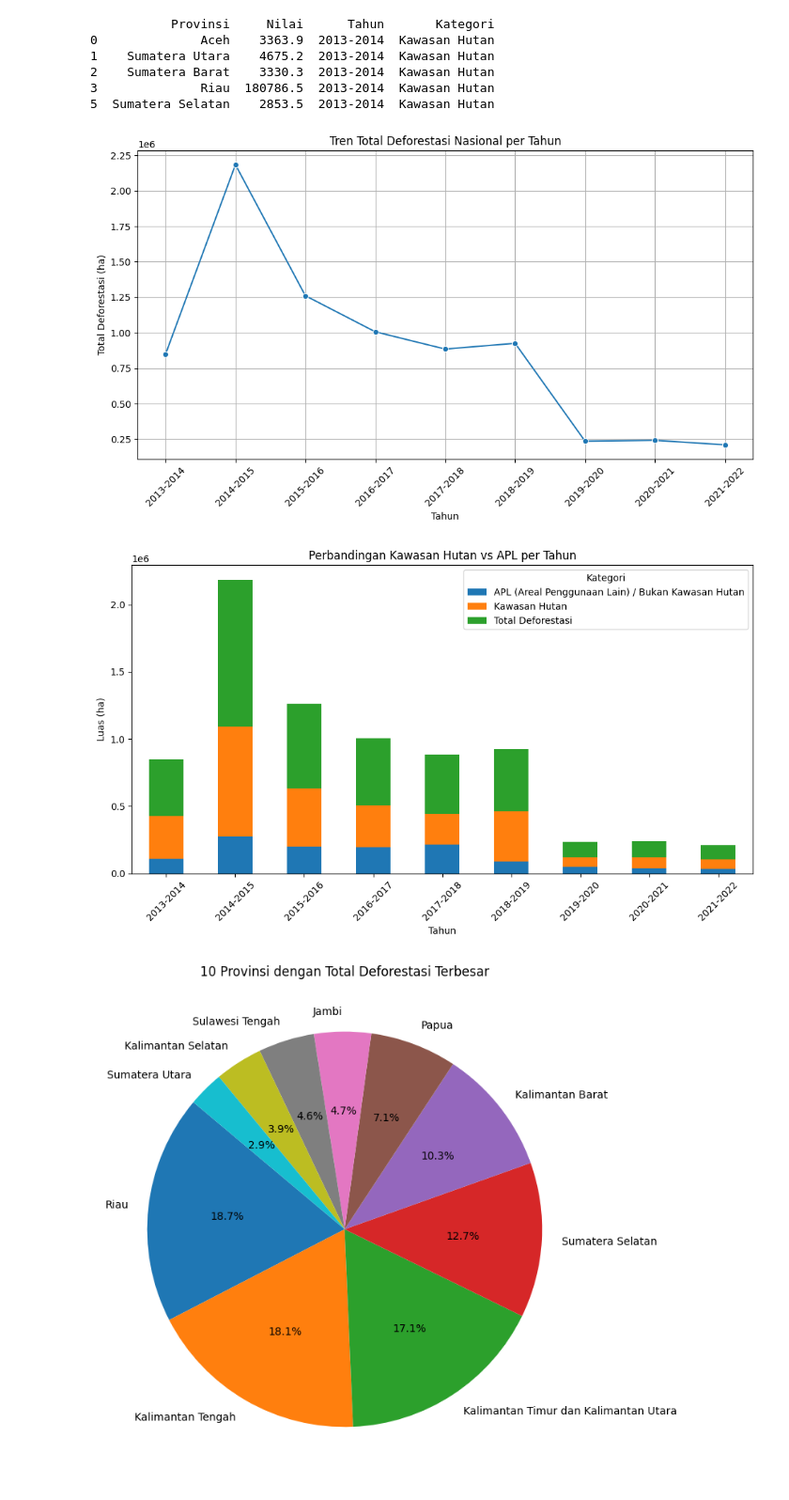
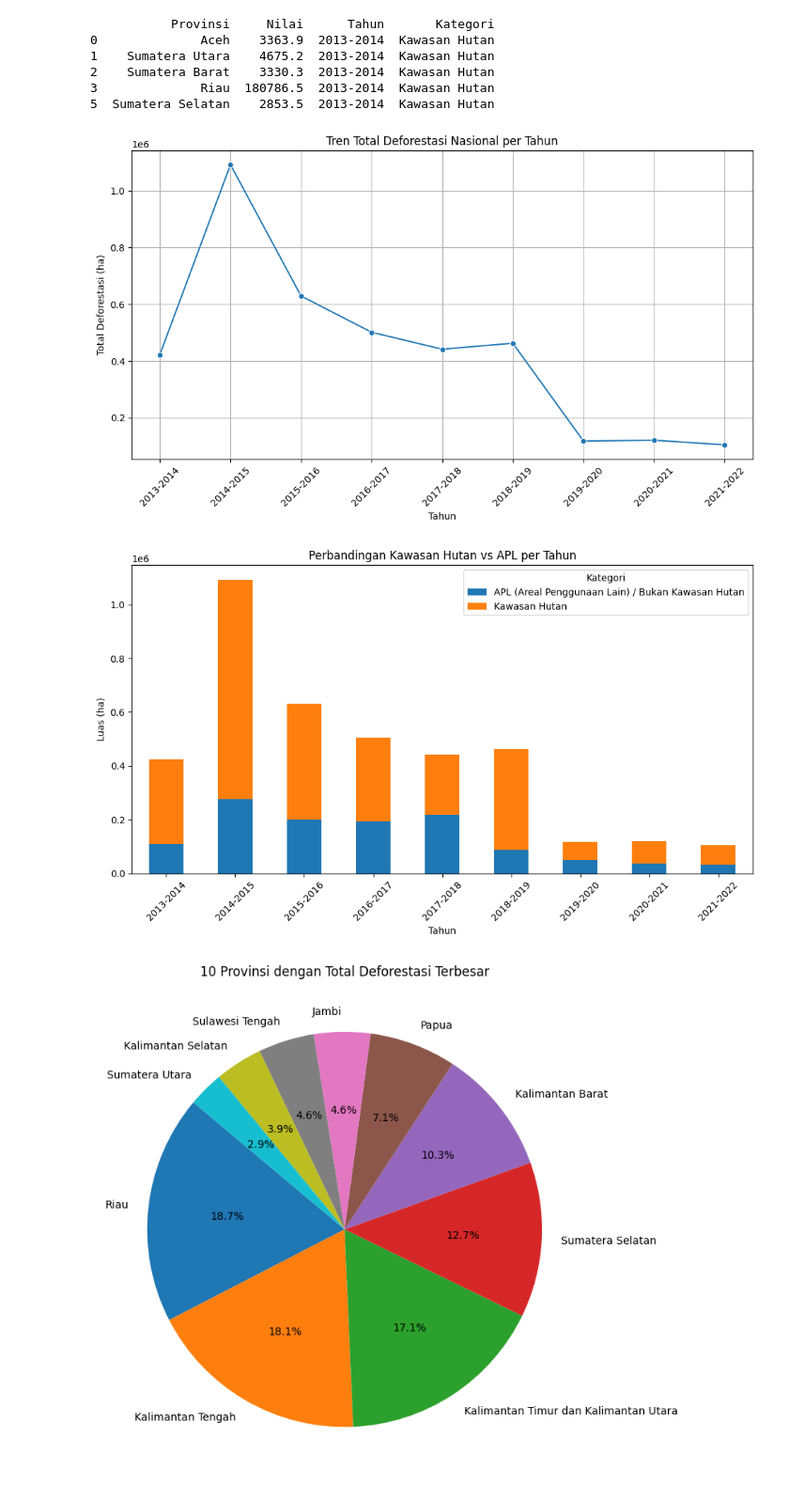
Before and after one commit to rezachairul/TubesVisdat2025, a Jupyter notebook: preprosesing_data_kelompok_9.ipynb, the cells around one changed output. Shown: that part at 94% size. Saved outputs shown, nothing was run; the diff lists cells and outputs as text; code cells hidden in the pictures.

Commit message:
update script Preprosesing data

```diff
--- a/preprosesing_data_kelompok_9.ipynb
+++ b/preprosesing_data_kelompok_9.ipynb
@@ -3,10 +3,10 @@ import pandas as pd
 import numpy as np
 
 # Load file CSV
-df = pd.read_csv("dataset/datasetTubes2.csv")
+df = pd.read_csv("dataset/datasetTubes.csv")
 
 # Ambil header tahun dan kategori dari baris ke-1 dan ke-2
-header_row_1 = df.iloc[1]
+header_row_1 = df.iloc[1].ffill()
 header_row_2 = df.iloc[2]
 
 # Gabungkan menjadi nama kolom
@@ -37,7 +37,7 @@ df_melted['Nilai'] = df_melted['Nilai'].str.replace(',', '', regex=False).astype
 df_melted.drop(columns="Tahun_Kategori", inplace=True)
 
 # Simpan hasilnya ke file baru (opsional)
-df_melted.to_csv("dataset/datasetTubes_cleaned-2.csv", index=False)
+df_melted.to_csv("hasil-preposesing-data/datasetTubes_cleaned_fixed.csv", index=False)
 
 # Tampilkan hasil awal
 print(df_melted.head())
@@ -54,7 +54,7 @@ import matplotlib.pyplot as plt
 import seaborn as sns
 
 # Filter kategori deforestasi
-df_deforestasi = pd.read_csv("dataset/datasetTubes_cleaned-2.csv")
+df_deforestasi = df_melted[df_melted['Kategori'].str.contains("Deforestasi", case=False)]
 # df_deforestasi = df_melted[df_melted['Kategori'].str.contains("Deforestasi", case=False)]
 
 # Agregasi total per tahun
@@ -71,26 +71,26 @@ plt.grid(True)
 plt.tight_layout()
 plt.show()
 # %% [output]
-[figure, old version]
+[figure, new version]
 # %%
 #  Perbandingan Kawasan Hutan vs APL per Tahun (Stacked Bar Chart)
 # Filter data yang mengandung 'Kawasan Hutan' atau 'APL'
-df_kawasan_apl = pd.read_csv("dataset/datasetTubes_cleaned-2.csv")
+df_kawasan_apl = df_melted[df_melted['Kategori'].str.contains("Kawasan Hutan|APL", case=False)]
 
 # Agregasi
 kawasan_apl_tahun = df_kawasan_apl.groupby(['Tahun', 'Kategori'])['Nilai'].sum().unstack()
 
 # Plot stacked bar chart
 kawasan_apl_tahun.plot(kind='bar', stacked=True, figsize=(10, 6))
 plt.title("Perbandingan Kawasan Hutan vs APL per Tahun")
 plt.ylabel("Luas (ha)")
 plt.xlabel("Tahun")
 plt.xticks(rotation=45)
 plt.legend(title="Kategori")
 plt.tight_layout()
 plt.show()
 # %% [output]
-[figure, old version]
+[figure, new version]
 # %%
 #  Perbandingan Kawasan Hutan vs APL per Tahun (Stacked Bar Chart)
 # Agregasi total deforestasi per provinsi
```
Also changed, not shown: 5 other files.
